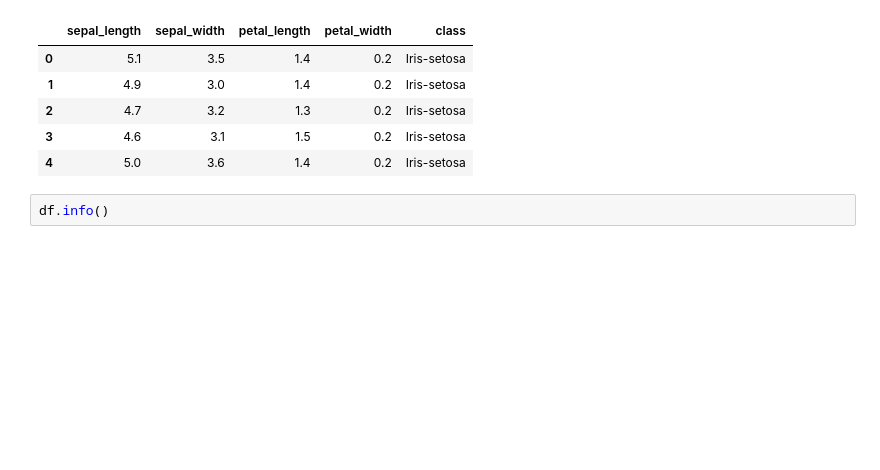
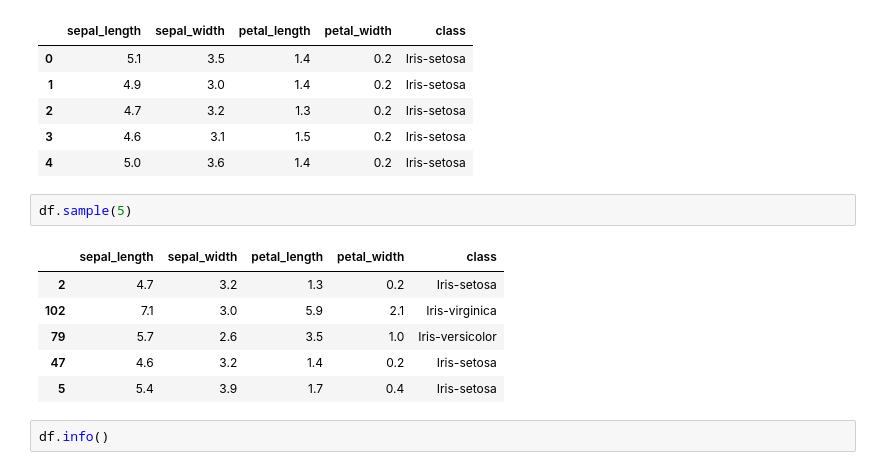
Before and after one commit to Shivam122gupta/MyDailyWork_Task2, a Jupyter notebook: one.ipynb, the cells around one changed output. Cells and saved outputs as stored; diff of their text form; blank space fills up the shorter version.

```diff
--- a/one.ipynb
+++ b/one.ipynb
@@ -22,6 +22,15 @@ df.head()
 | 2 | 4.7 | 3.2 | 1.3 | 0.2 | Iris-setosa |
 | 3 | 4.6 | 3.1 | 1.5 | 0.2 | Iris-setosa |
 | 4 | 5.0 | 3.6 | 1.4 | 0.2 | Iris-setosa |
+# %%
+df.sample(5)
+# %% [output]
+|  | sepal_length | sepal_width | petal_length | petal_width | class |
+| 2 | 4.7 | 3.2 | 1.3 | 0.2 | Iris-setosa |
+| 102 | 7.1 | 3.0 | 5.9 | 2.1 | Iris-virginica |
+| 79 | 5.7 | 2.6 | 3.5 | 1.0 | Iris-versicolor |
+| 47 | 4.6 | 3.2 | 1.4 | 0.2 | Iris-setosa |
+| 5 | 5.4 | 3.9 | 1.7 | 0.4 | Iris-setosa |
 # %%
 df.info()
 # %% [output]
```
Also changed, not shown: 5 other files.
